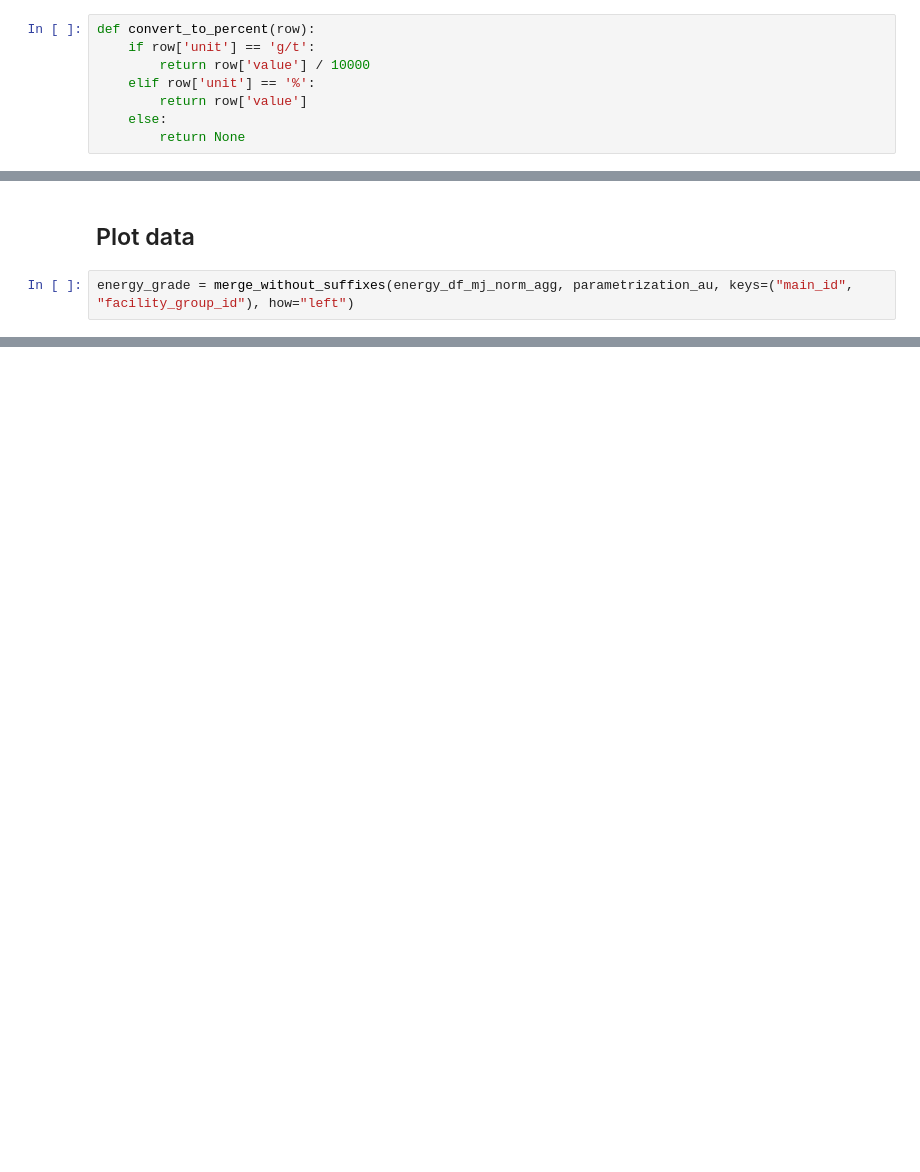
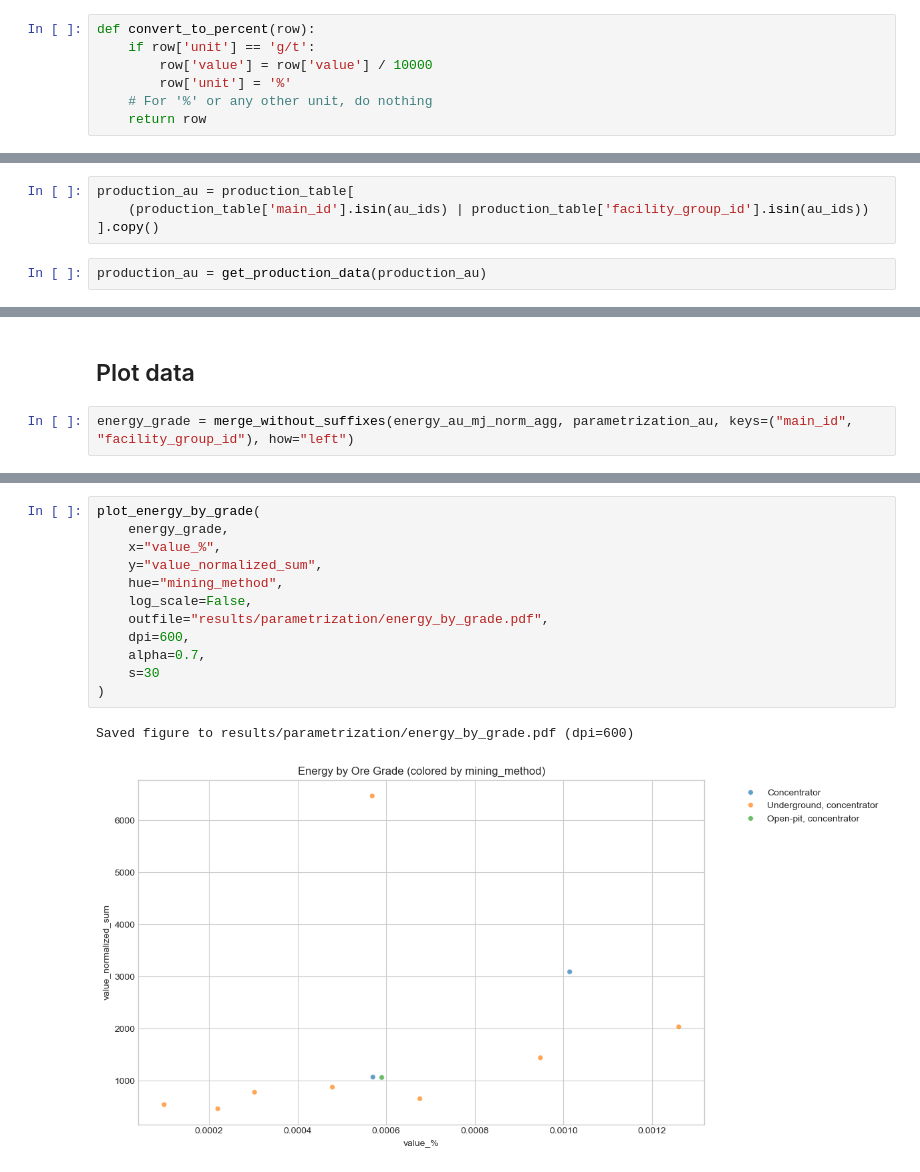
Before and after one commit to marpellan/metallican_lci, a Jupyter notebook: 1. MetalliCan_LCA_ready.ipynb, the cells around one changed output, grey strips where cells are left out. Saved outputs shown, nothing was run; the diff lists cells and outputs as text; blank space fills up the shorter version.

```diff
--- a/1. MetalliCan_LCA_ready.ipynb
+++ b/1. MetalliCan_LCA_ready.ipynb
@@ -92,9 +429,8 @@ archetypes_third_best = get_info_for_ids(archetypes_table, third_best_ids)[['mai
 # %%
 def convert_to_percent(row):
     if row['unit'] == 'g/t':
-        return row['value'] / 10000
-    elif row['unit'] == '%':
-        return row['value']
-    else:
-        return None
+        row['value'] = row['value'] / 10000
+        row['unit'] = '%'
+    # For '%' or any other unit, do nothing
+    return row
 # %%
@@ -917,3 +1655,9 @@ production_au
+# %%
+production_au = production_table[
+    (production_table['main_id'].isin(au_ids) | production_table['facility_group_id'].isin(au_ids))
+].copy()
+# %%
+production_au = get_production_data(production_au)
 # %% [markdown]
 ### Energy
 # %%
@@ -989,6 +1767,6 @@ parametrization_au
 # %% [markdown]
 ## Plot data
 # %%
-energy_grade = merge_without_suffixes(energy_df_mj_norm_agg, parametrization_au, keys=("main_id", "facility_group_id"), how="left")
+energy_grade = merge_without_suffixes(energy_au_mj_norm_agg, parametrization_au, keys=("main_id", "facility_group_id"), how="left")
 # %%
 energy_grade
@@ -1004,0 +1843,15 @@ stripplot_energy_grade_df = stripplot_with_barplot(
+# %%
+plot_energy_by_grade(
+    energy_grade,
+    x="value_%",
+    y="value_normalized_sum",
+    hue="mining_method",
+    log_scale=False,
+    outfile="results/parametrization/energy_by_grade.pdf",
+    dpi=600,
+    alpha=0.7,
+    s=30
+)
+# %% [output]
+Saved figure to results/parametrization/energy_by_grade.pdf (dpi=600)
+[figure, added]
```
Also changed, not shown: parts of 113 cells of this notebook, 49 other files.
